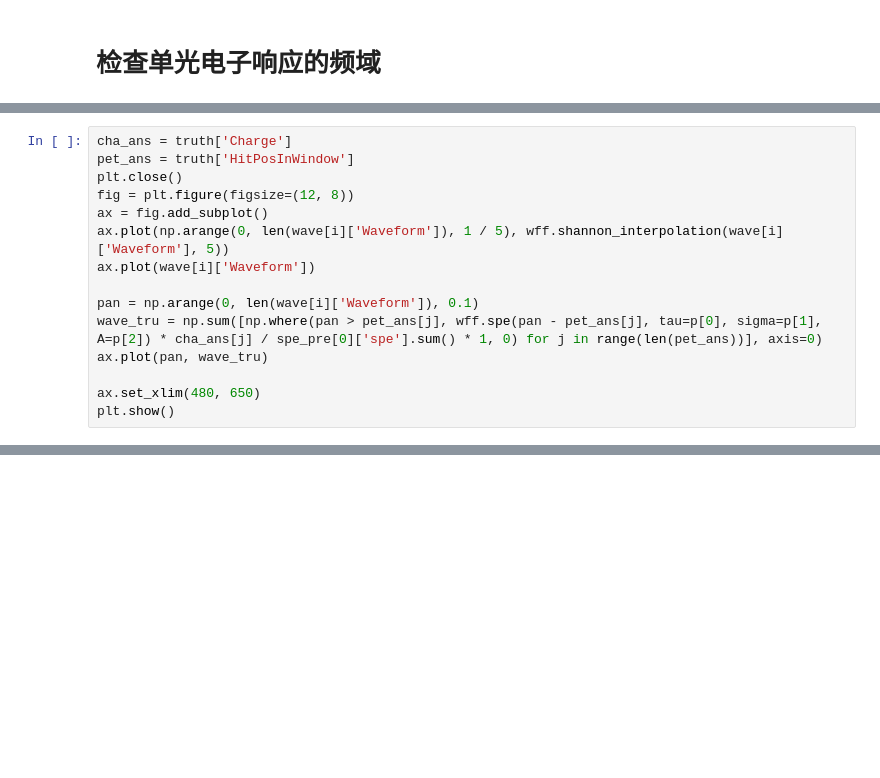
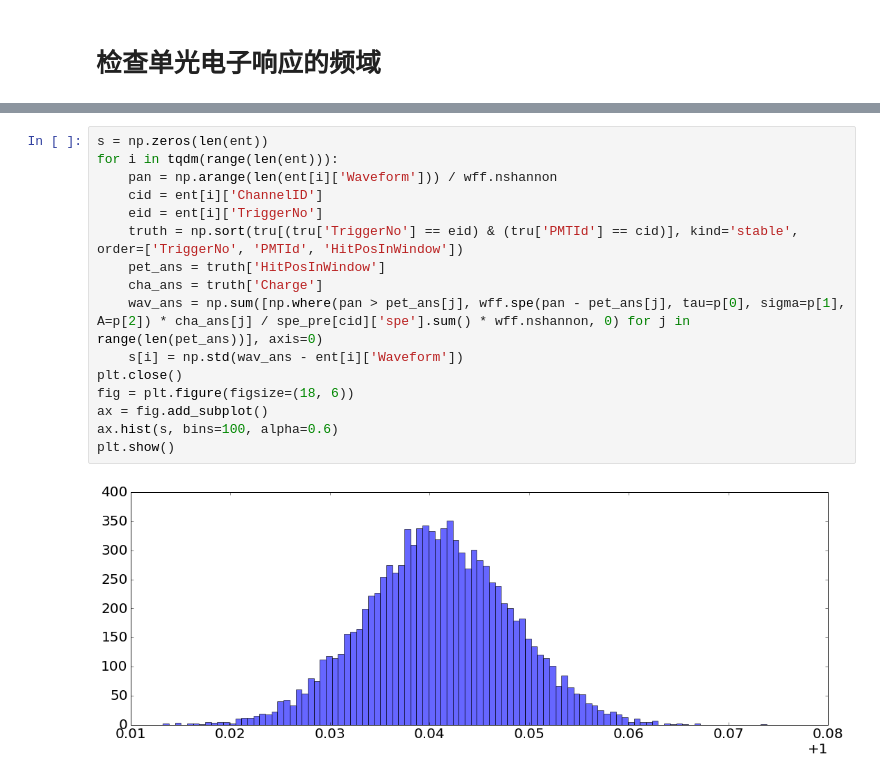
Before and after one commit to heroxbd/waveform-analysis, a Jupyter notebook: check.ipynb, the cells around one changed output, grey strips where cells are left out. Cells and saved outputs as stored; diff of their text form; blank space fills up the shorter version.

```diff
--- a/check.ipynb
+++ b/check.ipynb
@@ -253,15 +237,0 @@ plt.show()
-# %%
-cha_ans = truth['Charge']
-pet_ans = truth['HitPosInWindow']
-plt.close()
-fig = plt.figure(figsize=(12, 8))
-ax = fig.add_subplot()
-ax.plot(np.arange(0, len(wave[i]['Waveform']), 1 / 5), wff.shannon_interpolation(wave[i]['Waveform'], 5))
-ax.plot(wave[i]['Waveform'])
-
-pan = np.arange(0, len(wave[i]['Waveform']), 0.1)
-wave_tru = np.sum([np.where(pan > pet_ans[j], wff.spe(pan - pet_ans[j], tau=p[0], sigma=p[1], A=p[2]) * cha_ans[j] / spe_pre[0]['spe'].sum() * 1, 0) for j in range(len(pet_ans))], axis=0)
-ax.plot(pan, wave_tru)
-
-ax.set_xlim(480, 650)
-plt.show()
@@ -269,0 +398,18 @@ plt.show()
+# %%
+s = np.zeros(len(ent))
+for i in tqdm(range(len(ent))):
+    pan = np.arange(len(ent[i]['Waveform'])) / wff.nshannon
+    cid = ent[i]['ChannelID']
+    eid = ent[i]['TriggerNo']
+    truth = np.sort(tru[(tru['TriggerNo'] == eid) & (tru['PMTId'] == cid)], kind='stable', order=['TriggerNo', 'PMTId', 'HitPosInWindow'])
+    pet_ans = truth['HitPosInWindow']
+    cha_ans = truth['Charge']
+    wav_ans = np.sum([np.where(pan > pet_ans[j], wff.spe(pan - pet_ans[j], tau=p[0], sigma=p[1], A=p[2]) * cha_ans[j] / spe_pre[cid]['spe'].sum() * wff.nshannon, 0) for j in range(len(pet_ans))], axis=0)
+    s[i] = np.std(wav_ans - ent[i]['Waveform'])
+plt.close()
+fig = plt.figure(figsize=(18, 6))
+ax = fig.add_subplot()
+ax.hist(s, bins=100, alpha=0.6)
+plt.show()
+# %% [output]
+[figure, added]
```
Also changed, not shown: parts of 26 cells of this notebook, 4 other files.
